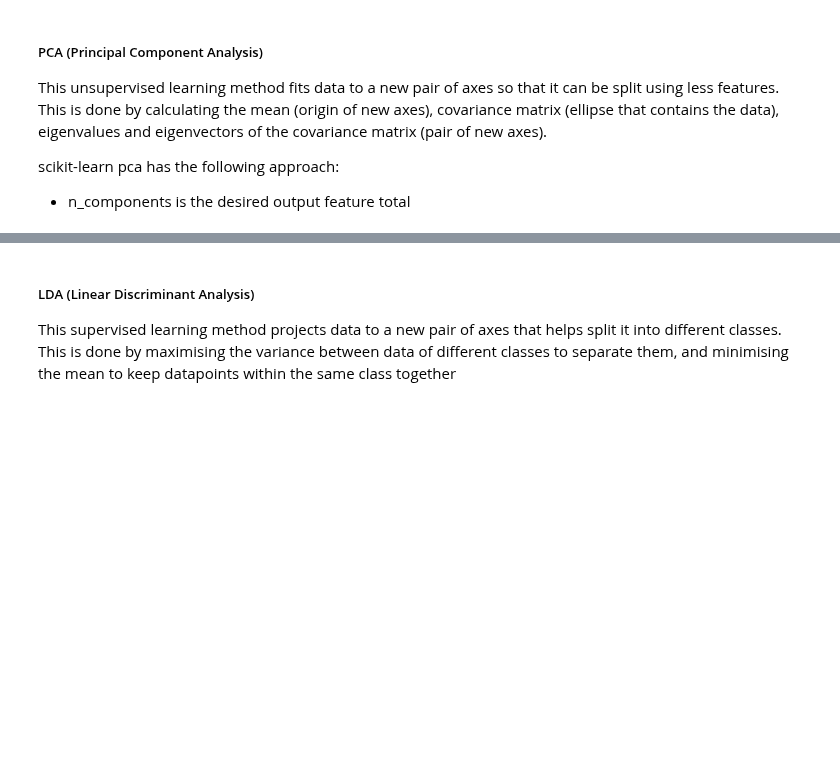
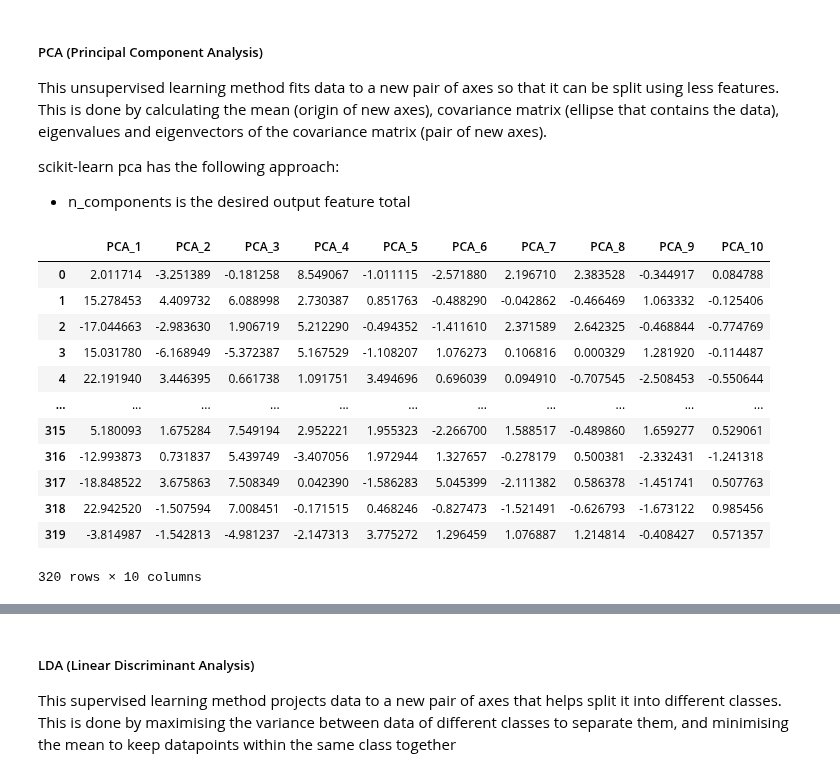
Before and after one commit to glacial-drm/Supervised-Learners, a Jupyter notebook: CW2/pcr-classification.ipynb, the cells around one changed output, grey strips where cells are left out. Drawn from its saved outputs; the diff is of its cells as text; code cells hidden in the pictures; blank space fills up the shorter version.

```diff
--- a/CW2/pcr-classification.ipynb
+++ b/CW2/pcr-classification.ipynb
@@ -655,11 +655,25 @@ scikit-learn pca has the following approach:
 # %%
 from sklearn.decomposition import PCA
 
 pca = PCA(n_components=10)
-Xs_pca = pca.fit_transform(dataset_x_all)
+Xs_pca = pca.fit_transform(X_train)
 PCA_df = pd.DataFrame(Xs_pca, columns=['PCA_'+str(i+1) for i in range(Xs_pca.shape[1])])
 
 PCA_df
+# %% [output]
+|  | PCA_1 | PCA_2 | PCA_3 | PCA_4 | PCA_5 | PCA_6 | PCA_7 | PCA_8 | PCA_9 | PCA_10 |
+| 0 | 2.011714 | -3.251389 | -0.181258 | 8.549067 | -1.011115 | -2.571880 | 2.196710 | 2.383528 | -0.344917 | 0.084788 |
+| 1 | 15.278453 | 4.409732 | 6.088998 | 2.730387 | 0.851763 | -0.488290 | -0.042862 | -0.466469 | 1.063332 | -0.125406 |
+| 2 | -17.044663 | -2.983630 | 1.906719 | 5.212290 | -0.494352 | -1.411610 | 2.371589 | 2.642325 | -0.468844 | -0.774769 |
+| 3 | 15.031780 | -6.168949 | -5.372387 | 5.167529 | -1.108207 | 1.076273 | 0.106816 | 0.000329 | 1.281920 | -0.114487 |
+| 4 | 22.191940 | 3.446395 | 0.661738 | 1.091751 | 3.494696 | 0.696039 | 0.094910 | -0.707545 | -2.508453 | -0.550644 |
+| ... | ... | ... | ... | ... | ... | ... | ... | ... | ... | ... |
+| 315 | 5.180093 | 1.675284 | 7.549194 | 2.952221 | 1.955323 | -2.266700 | 1.588517 | -0.489860 | 1.659277 | 0.529061 |
+| 316 | -12.993873 | 0.731837 | 5.439749 | -3.407056 | 1.972944 | 1.327657 | -0.278179 | 0.500381 | -2.332431 | -1.241318 |
+| 317 | -18.848522 | 3.675863 | 7.508349 | 0.042390 | -1.586283 | 5.045399 | -2.111382 | 0.586378 | -1.451741 | 0.507763 |
+| 318 | 22.942520 | -1.507594 | 7.008451 | -0.171515 | 0.468246 | -0.827473 | -1.521491 | -0.626793 | -1.673122 | 0.985456 |
+| 319 | -3.814987 | -1.542813 | -4.981237 | -2.147313 | 3.775272 | 1.296459 | 1.076887 | 1.214814 | -0.408427 | 0.571357 |
+320 rows × 10 columns
 # %%
 plt.figure(figsize=(6,6))
 plt.plot(PCA_df['PCA_1'][dataset_y_clf == 1], PCA_df['PCA_2'][dataset_y_clf == 1], 'ro', alpha = 0.7, markeredgecolor = 'k')
```
Also changed, not shown: parts of 2 cells of this notebook, 1 other file.
